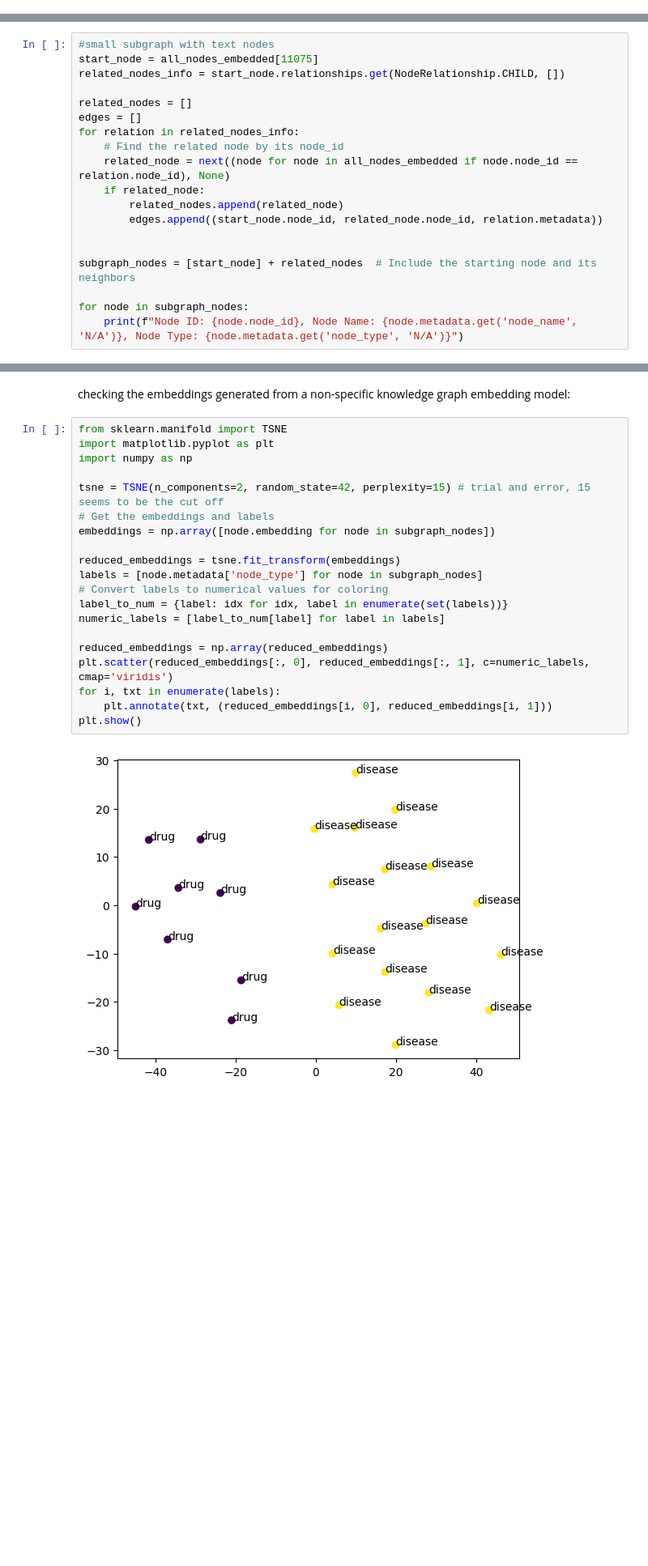
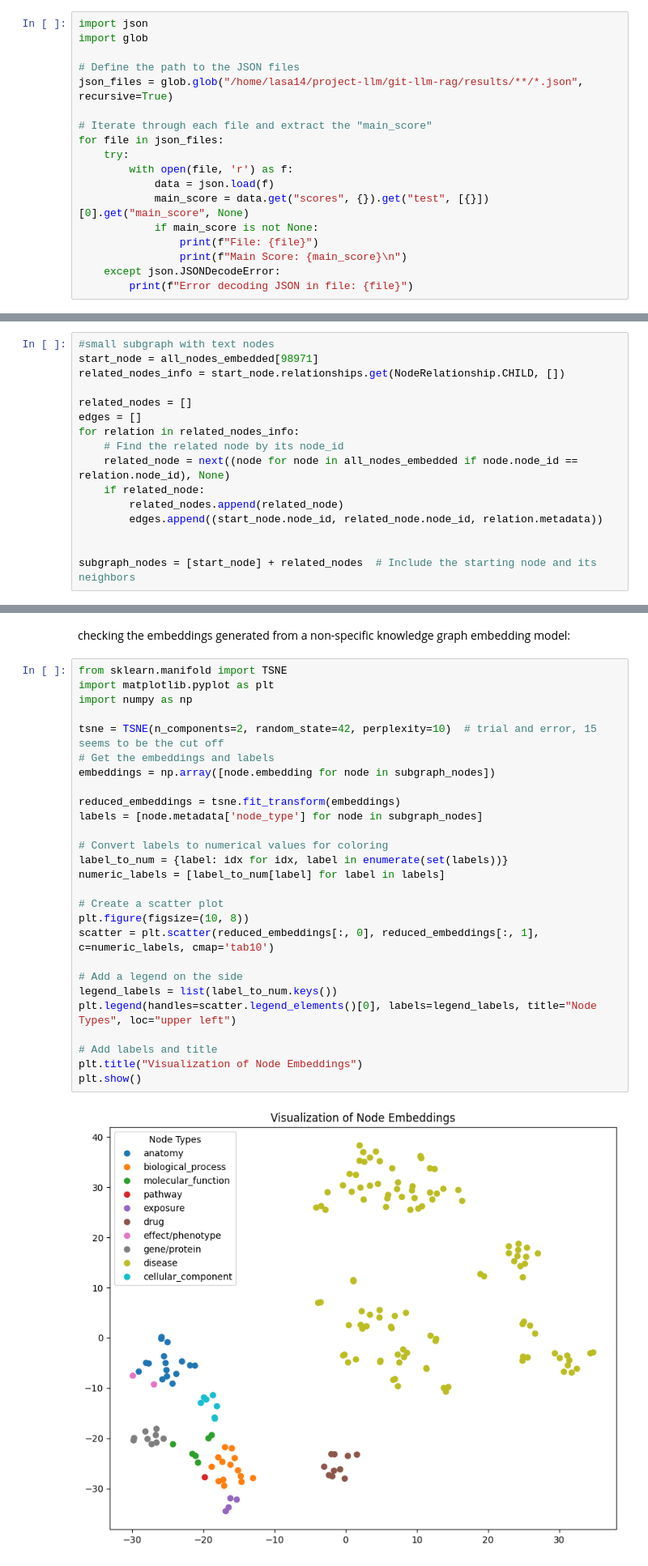
Before and after one commit to laurasck14/KG-RAG, a Jupyter notebook: create_graph.ipynb, the cells around one changed output, grey strips where cells are left out. Shown at 81% size. Saved outputs shown, nothing was run; the diff lists cells and outputs as text; blank space fills up the shorter version.

Commit message:
node embeddings plot and only diseases plot

```diff
--- a/create_graph.ipynb
+++ b/create_graph.ipynb
@@ -814,0 +833,18 @@ Clustering
+# %%
+import json
+import glob
+
+# Define the path to the JSON files
+json_files = glob.glob("/home/lasa14/project-llm/git-llm-rag/results/**/*.json", recursive=True)
+
+# Iterate through each file and extract the "main_score"
+for file in json_files:
+    try:
+        with open(file, 'r') as f:
+            data = json.load(f)
+            main_score = data.get("scores", {}).get("test", [{}])[0].get("main_score", None)
+            if main_score is not None:
+                print(f"File: {file}")
+                print(f"Main Score: {main_score}\n")
+    except json.JSONDecodeError:
+        print(f"Error decoding JSON in file: {file}")
@@ -832,6 +969,6 @@ all_nodes_embedded[11075].metadata
 # %%
 #small subgraph with text nodes
-start_node = all_nodes_embedded[11075]
+start_node = all_nodes_embedded[98971]
 related_nodes_info = start_node.relationships.get(NodeRelationship.CHILD, [])
 
 related_nodes = []
@@ -845,6 +982,3 @@ for relation in related_nodes_info:
 
 
 subgraph_nodes = [start_node] + related_nodes  # Include the starting node and its neighbors
-
-for node in subgraph_nodes:
-    print(f"Node ID: {node.node_id}, Node Name: {node.metadata.get('node_name', 'N/A')}, Node Type: {node.metadata.get('node_type', 'N/A')}")
@@ -871,23 +987,30 @@ checking the embeddings generated from a non-specific knowledge graph embedding
 # %%
 from sklearn.manifold import TSNE
 import matplotlib.pyplot as plt
 import numpy as np
 
-tsne = TSNE(n_components=2, random_state=42, perplexity=15) # trial and error, 15 seems to be the cut off
+tsne = TSNE(n_components=2, random_state=42, perplexity=10)  # trial and error, 15 seems to be the cut off
 # Get the embeddings and labels
 embeddings = np.array([node.embedding for node in subgraph_nodes])
 
 reduced_embeddings = tsne.fit_transform(embeddings)
 labels = [node.metadata['node_type'] for node in subgraph_nodes]
+
 # Convert labels to numerical values for coloring
 label_to_num = {label: idx for idx, label in enumerate(set(labels))}
 numeric_labels = [label_to_num[label] for label in labels]
 
-reduced_embeddings = np.array(reduced_embeddings)
-plt.scatter(reduced_embeddings[:, 0], reduced_embeddings[:, 1], c=numeric_labels, cmap='viridis')
-for i, txt in enumerate(labels):
-    plt.annotate(txt, (reduced_embeddings[i, 0], reduced_embeddings[i, 1]))
+# Create a scatter plot
+plt.figure(figsize=(10, 8))
+scatter = plt.scatter(reduced_embeddings[:, 0], reduced_embeddings[:, 1], c=numeric_labels, cmap='tab10')
+
+# Add a legend on the side
+legend_labels = list(label_to_num.keys())
+plt.legend(handles=scatter.legend_elements()[0], labels=legend_labels, title="Node Types", loc="upper left")
+
+# Add labels and title
+plt.title("Visualization of Node Embeddings")
 plt.show()
 # %% [output]
-[figure, old version]
+[figure, new version]
 # %%
```
Also changed, not shown: parts of 11 cells of this notebook.
